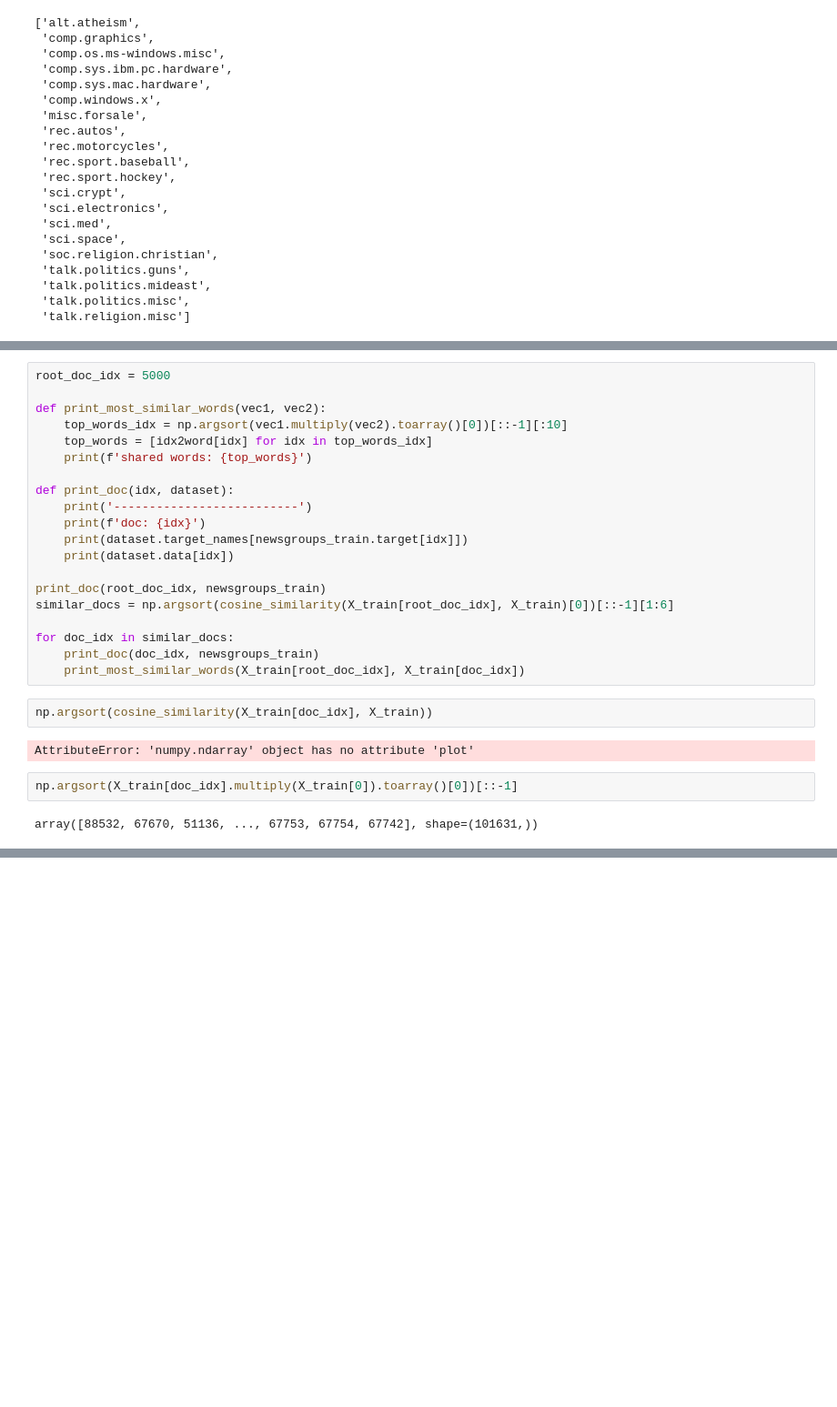
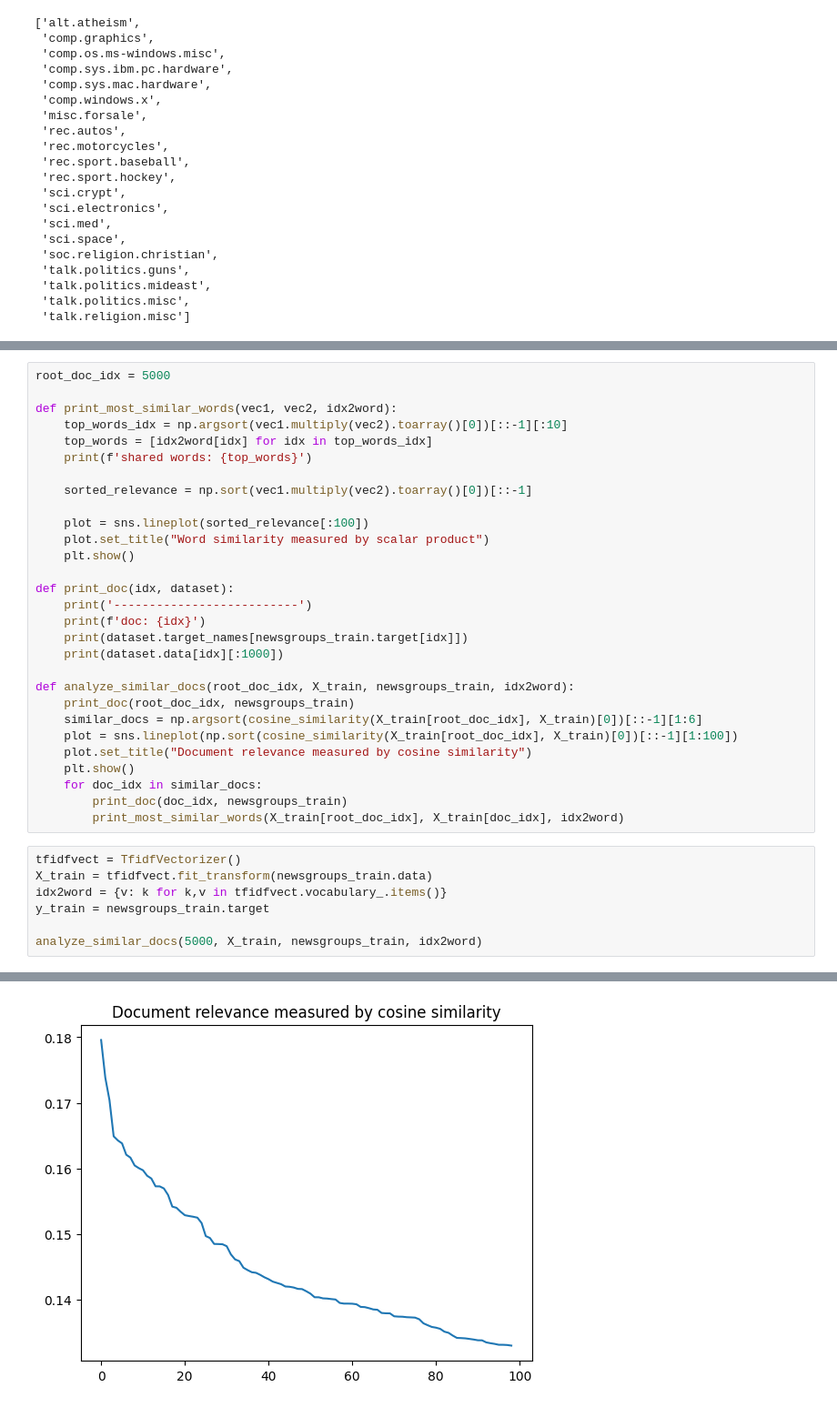
Before and after one commit to LeoCenturion/ceia-nlp, a Jupyter notebook: desafios/desafio_1.ipynb, the cells around one changed output, grey strips where cells are left out. Shown at 91% size. Cells and saved outputs as stored; diff of their text form; blank space fills up the shorter version.

```diff
--- a/desafios/desafio_1.ipynb
+++ b/desafios/desafio_1.ipynb
@@ -211,28 +219,37 @@ newsgroups_train.data[700]
 # %%
 root_doc_idx = 5000
 
-def print_most_similar_words(vec1, vec2):
+def print_most_similar_words(vec1, vec2, idx2word):
     top_words_idx = np.argsort(vec1.multiply(vec2).toarray()[0])[::-1][:10]
     top_words = [idx2word[idx] for idx in top_words_idx]
     print(f'shared words: {top_words}')
+
+    sorted_relevance = np.sort(vec1.multiply(vec2).toarray()[0])[::-1]
+
+    plot = sns.lineplot(sorted_relevance[:100])
+    plot.set_title("Word similarity measured by scalar product")
+    plt.show()
 
 def print_doc(idx, dataset):
     print('--------------------------')
     print(f'doc: {idx}')
     print(dataset.target_names[newsgroups_train.target[idx]])
-    print(dataset.data[idx])
+    print(dataset.data[idx][:1000])
 
-print_doc(root_doc_idx, newsgroups_train)
-similar_docs = np.argsort(cosine_similarity(X_train[root_doc_idx], X_train)[0])[::-1][1:6]
-
-for doc_idx in similar_docs:
-    print_doc(doc_idx, newsgroups_train)
-    print_most_similar_words(X_train[root_doc_idx], X_train[doc_idx])
+def analyze_similar_docs(root_doc_idx, X_train, newsgroups_train, idx2word):
+    print_doc(root_doc_idx, newsgroups_train)
+    similar_docs = np.argsort(cosine_similarity(X_train[root_doc_idx], X_train)[0])[::-1][1:6]
+    plot = sns.lineplot(np.sort(cosine_similarity(X_train[root_doc_idx], X_train)[0])[::-1][1:100])
+    plot.set_title("Document relevance measured by cosine similarity")
+    plt.show()
+    for doc_idx in similar_docs:
+        print_doc(doc_idx, newsgroups_train)
+        print_most_similar_words(X_train[root_doc_idx], X_train[doc_idx], idx2word)
-# %%
-np.argsort(cosine_similarity(X_train[doc_idx], X_train))
-# %% [output]
-AttributeError: 'numpy.ndarray' object has no attribute 'plot'
-# %%
-np.argsort(X_train[doc_idx].multiply(X_train[0]).toarray()[0])[::-1]
-# %% [output]
-array([88532, 67670, 51136, ..., 67753, 67754, 67742], shape=(101631,))
+# %%
+tfidfvect = TfidfVectorizer()
+X_train = tfidfvect.fit_transform(newsgroups_train.data)
+idx2word = {v: k for k,v in tfidfvect.vocabulary_.items()}
+y_train = newsgroups_train.target
+
+analyze_similar_docs(5000, X_train, newsgroups_train, idx2word)
+# %% [output]
@@ -238,0 +274 @@ array([88532, 67670, 51136, ..., 67753, 67754, 67742], shape=(101631,))
+[figure, added]
```
Also changed, not shown: parts of 32 cells of this notebook, 2 other files.
